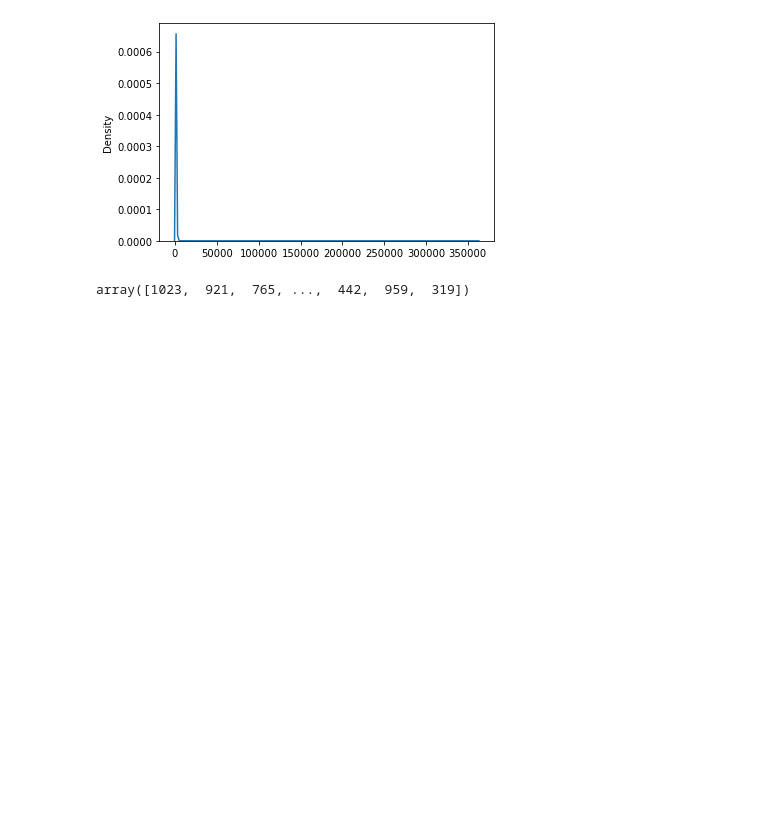
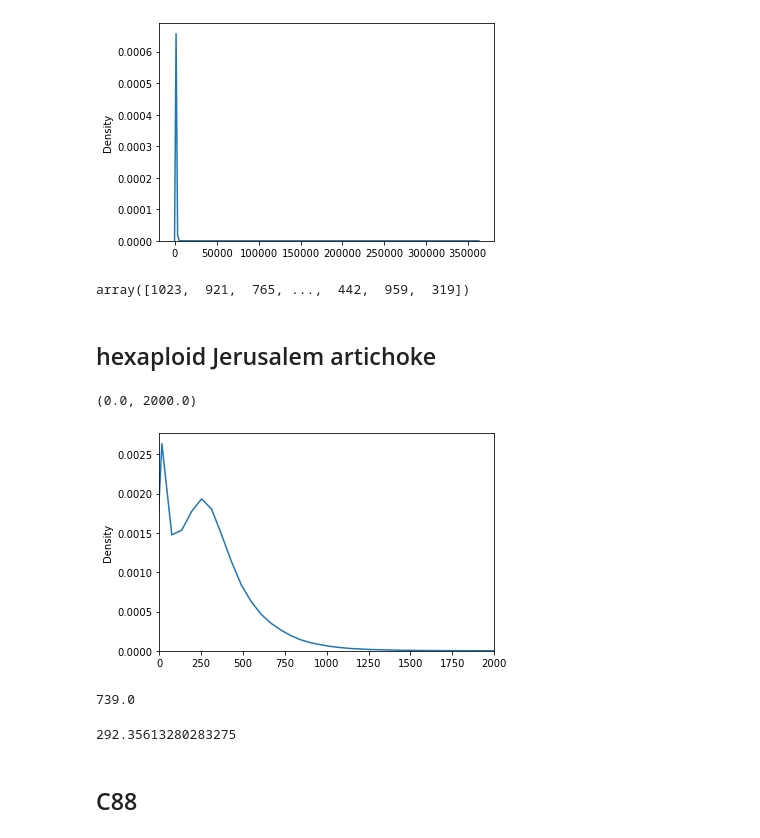
Before and after one commit to wangyibin/CPhasing, a Jupyter notebook: notebooks/hcr_from_contacts.ipynb, the cells around one changed output. Drawn from its saved outputs; the diff is of its cells as text; code cells hidden in the pictures; blank space fills up the shorter version.

```diff
--- a/notebooks/hcr_from_contacts.ipynb
+++ b/notebooks/hcr_from_contacts.ipynb
@@ -77,3 +79,5 @@ sns.kdeplot(np.array(test_matrix.sum(axis=1)).T[0])
 np.array(test_matrix.sum(axis=1)).T[0]
 # %% [output]
 array([1023,  921,  765, ...,  442,  959,  319])
+# %% [markdown]
+## hexaploid Jerusalem artichoke
@@ -79,0 +86,22 @@ array([1023,  921,  765, ...,  442,  959,  319])
+# %%
+cool = cooler.Cooler("./HT.10000.cool")
+matrix = cool.matrix(balance=False, sparse=True)[:]
+# %%
+sns.kdeplot(np.array(matrix.sum(axis=1)).T[0])
+plt.xlim(0, 2000)
+# %% [output]
+(0.0, 2000.0)
+[figure, added]
+# %%
+sum_array = np.array(matrix.sum(axis=1))
+sum_array_nonzero = sum_array[sum_array > 0]
+np.median(sum_array_nonzero)
+np.percentile(sum_array_nonzero, 95)
+# %% [output]
+739.0
+# %%
+np.mean(np.array(matrix.sum(axis=1)))
+# %% [output]
+292.35613280283275
+# %% [markdown]
+## C88
```
Also changed, not shown: parts of 10 cells of this notebook, 5 other files.
